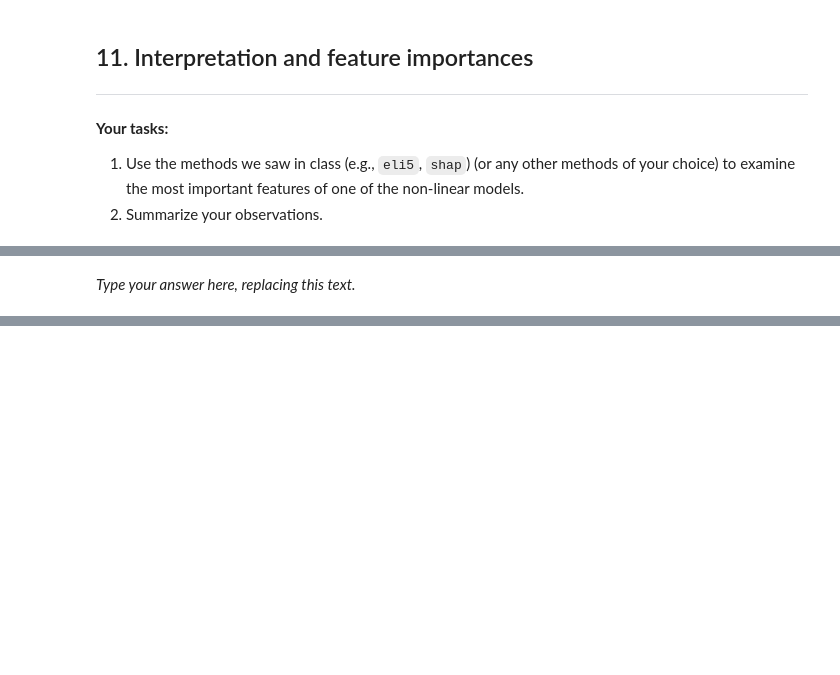
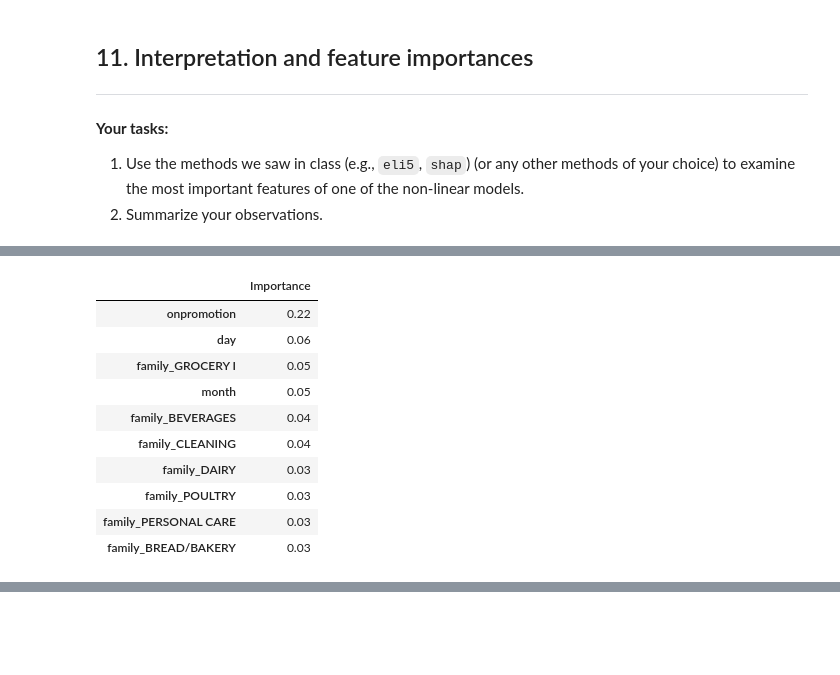
Before and after one commit to saraprettyman/Machine_Learning_Financial_Forcasting, a Jupyter notebook: project_submission.ipynb, the cells around one changed output, grey strips where cells are left out. Saved outputs shown, nothing was run; the diff lists cells and outputs as text; code cells hidden in the pictures; blank space fills up the shorter version.

```diff
--- a/project_submission.ipynb
+++ b/project_submission.ipynb
@@ -864,9 +806,9 @@ model = x.XGBRegressor()
 
 search = RandomizedSearchCV(model, param_distributions=params, random_state=42, n_iter=10, cv=3, verbose=1, n_jobs=1, return_train_score=True, scoring='r2')
 # %%
-search.fit(X_trained_transformed, y_train)
+# search.fit(X_trained_transformed, y_train)
 
-report_best_scores(search.cv_results_, 3)
+# report_best_scores(search.cv_results_, 3)
 
 # XGBOOST HYPERPARAMETER TUNING RESULTS:
 # Model with rank: 1
@@ -930,2 +893,21 @@ y_test_reset
-# %% [markdown]
-_Type your answer here, replacing this text._
+# %%
+pipe_dt = make_pipeline(preprocessor, DecisionTreeRegressor(random_state=42))
+pipe_dt.fit(X_train, y_train)
+data = {
+    "Importance": pipe_dt.named_steps["decisiontreeregressor"].feature_importances_,
+}
+pd.DataFrame(data=data, index=column_names).sort_values(
+    by="Importance", ascending=False
+)[:10]
+# %% [output]
+|  | Importance |
+| onpromotion | 0.22 |
+| day | 0.06 |
+| family_GROCERY I | 0.05 |
+| month | 0.05 |
+| family_BEVERAGES | 0.04 |
+| family_CLEANING | 0.04 |
+| family_DAIRY | 0.03 |
+| family_POULTRY | 0.03 |
+| family_PERSONAL CARE | 0.03 |
+| family_BREAD/BAKERY | 0.03 |
```
Also changed, not shown: parts of 20 cells of this notebook.
